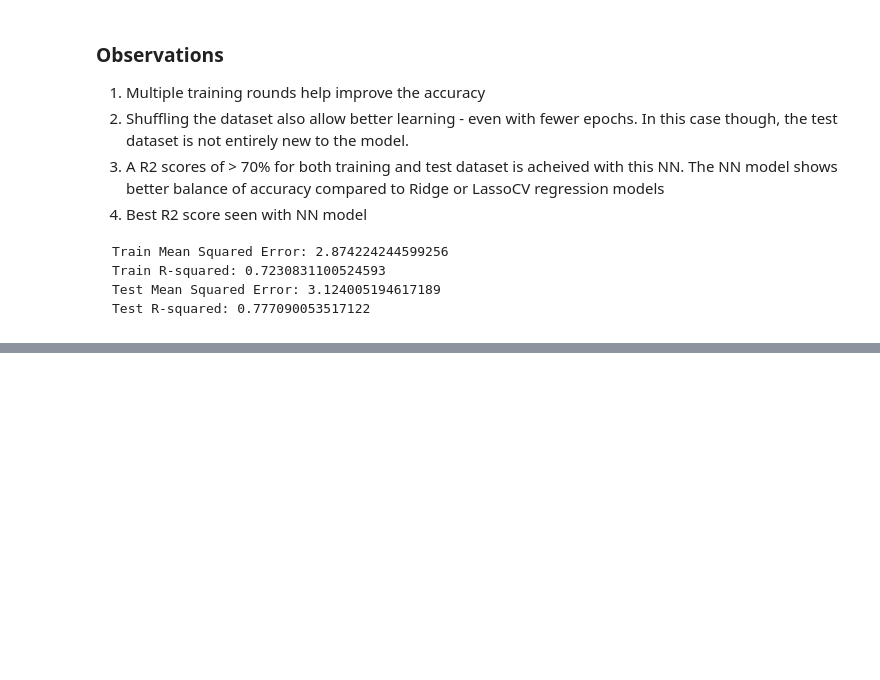
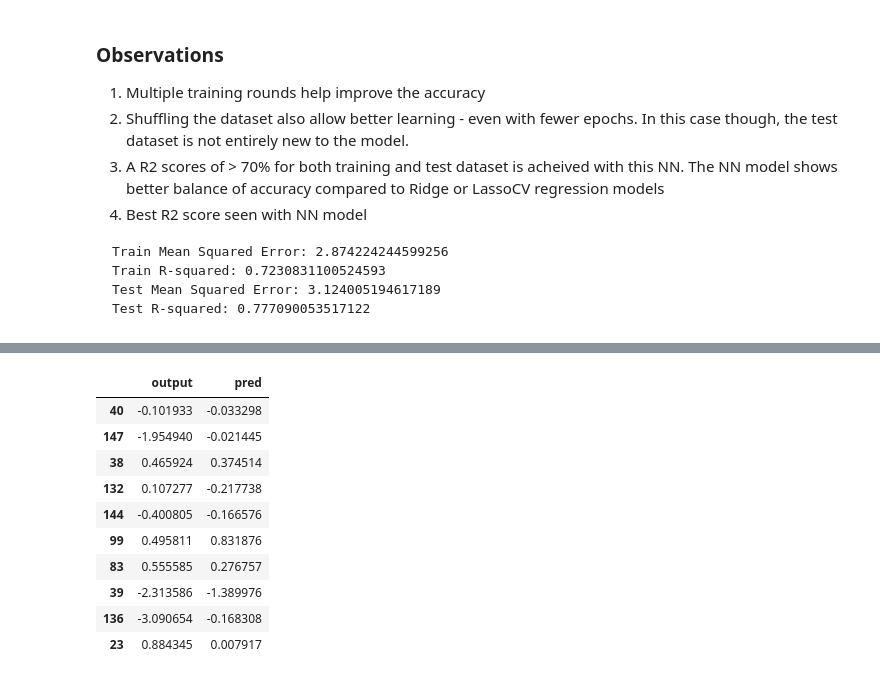
Before and after one commit to sushpath/SolarOutputPredictions, a Jupyter notebook: SolarOpPrediction-NN.ipynb, the cells around one changed output, grey strips where cells are left out. Saved outputs shown, nothing was run; the diff lists cells and outputs as text; code cells hidden in the pictures; blank space fills up the shorter version.

```diff
--- a/SolarOpPrediction-NN.ipynb
+++ b/SolarOpPrediction-NN.ipynb
@@ -190,0 +272,16 @@ Test R-squared: 0.777090053517122
+# %%
+reg_compare_df = pd.DataFrame(y_test)
+reg_compare_df['pred'] = nn_y_test_pred
+reg_compare_df.head(10)
+# %% [output]
+|  | output | pred |
+| 40 | -0.101933 | -0.033298 |
+| 147 | -1.954940 | -0.021445 |
+| 38 | 0.465924 | 0.374514 |
+| 132 | 0.107277 | -0.217738 |
+| 144 | -0.400805 | -0.166576 |
+| 99 | 0.495811 | 0.831876 |
+| 83 | 0.555585 | 0.276757 |
+| 39 | -2.313586 | -1.389976 |
+| 136 | -3.090654 | -0.168308 |
+| 23 | 0.884345 | 0.007917 |
```
Also changed, not shown: parts of 16 cells of this notebook, 2 other files.
